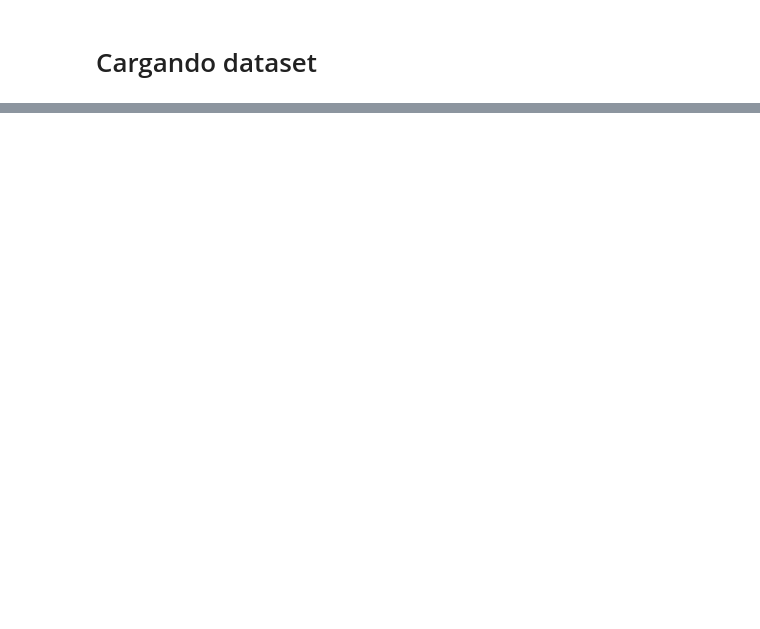
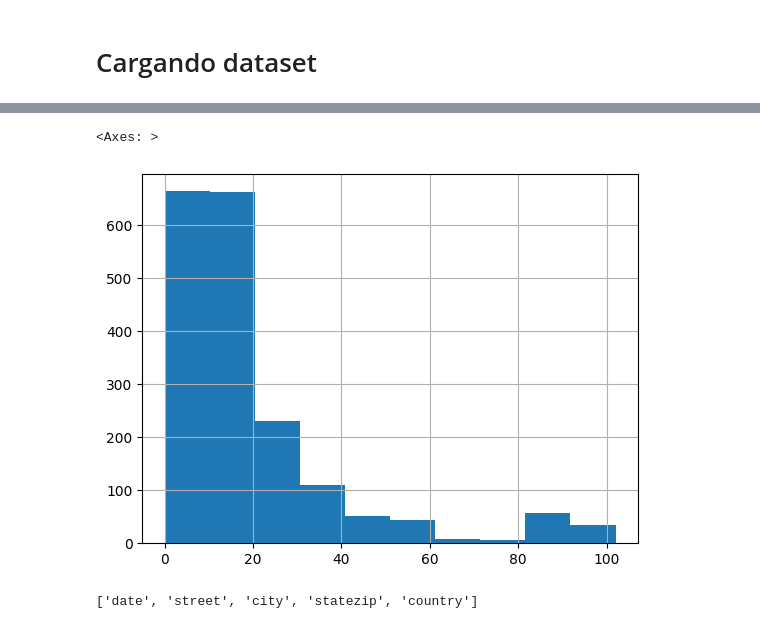
Before and after one commit to HermanMoreno98/Machine_Learning, a Jupyter notebook: Regresión_Lineal.ipynb, the cells around one changed output, grey strips where cells are left out. Saved outputs shown, nothing was run; the diff lists cells and outputs as text; code cells hidden in the pictures; blank space fills up the shorter version.

```diff
--- a/Regresión_Lineal.ipynb
+++ b/Regresión_Lineal.ipynb
@@ -21,0 +101,10 @@ pddf.head()
+# %%
+#Creando algunas variables
+pddf['year'] = pddf.date.apply(lambda x: int(x[:4]))
+pddf['ant_built'] = pddf.year - pddf.yr_built
+pddf['ant_renovated'] = pddf.year - pddf.yr_renovated.apply(lambda x: None if x==0 else x)
+# %%
+pddf.ant_renovated.hist()
+# %% [output]
+<Axes: >
+[figure, added]
@@ -21,0 +113,5 @@ pddf.head()
+# %%
+#Por el momento, sólo nos quedamos con variables numericas
+pddf.select_dtypes(include='object').columns.tolist()
+# %% [output]
+['date', 'street', 'city', 'statezip', 'country']
```
Also changed, not shown: parts of 20 cells of this notebook.
